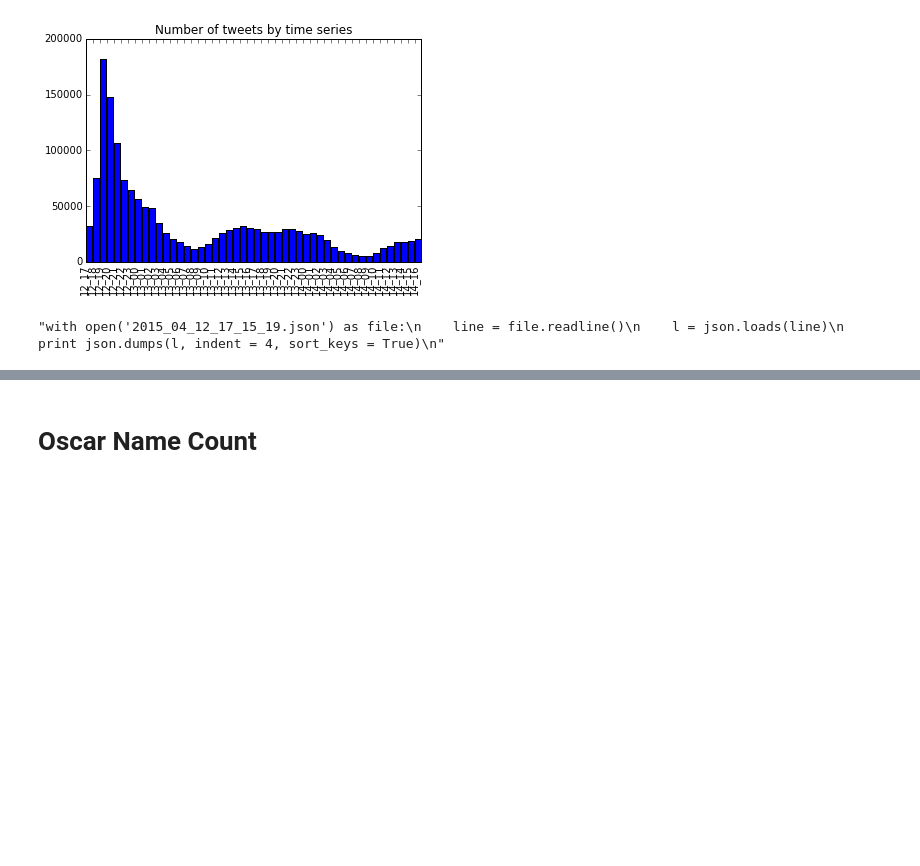
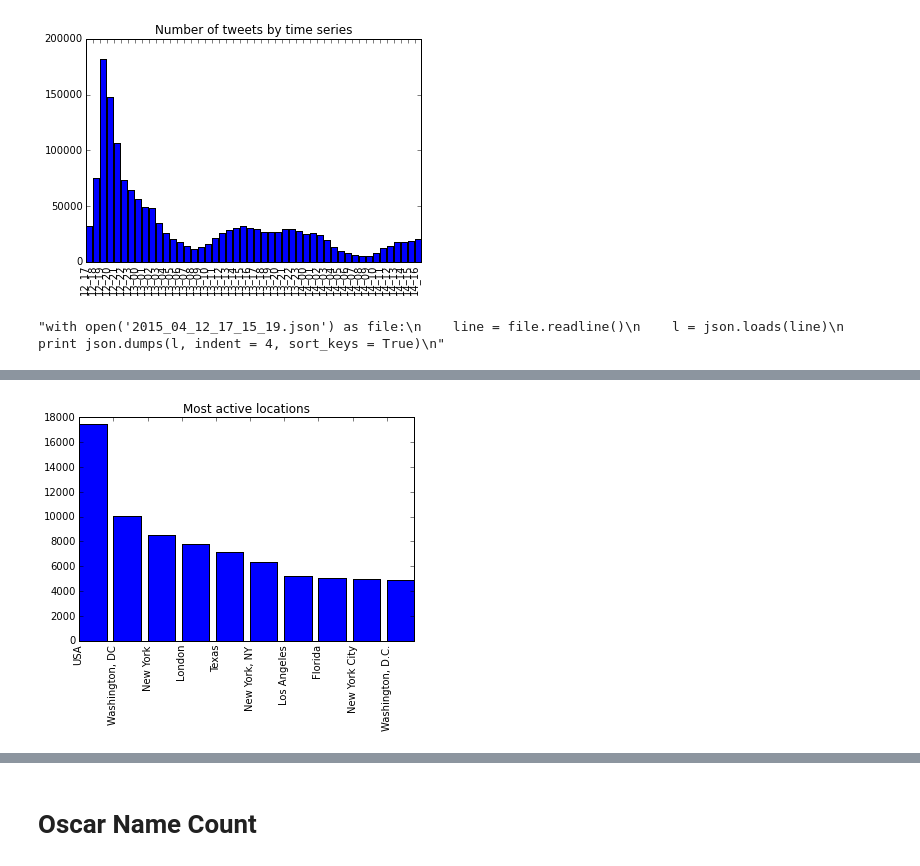
Before and after one commit to NYU-CDS-Capstone-Project/dahlia, a Jupyter notebook: presentaion_1008/intro.ipynb, the cells around one changed output, grey strips where cells are left out. Drawn from its saved outputs; the diff is of its cells as text; code cells hidden in the pictures; blank space fills up the shorter version.

```diff
--- a/presentaion_1008/intro.ipynb
+++ b/presentaion_1008/intro.ipynb
@@ -230,0 +268,4 @@ Total number of tweet is : 1613955
+# %%
+graphing(loca_top)
+# %% [output]
+[figure, added]
```
Also changed, not shown: parts of 9 cells of this notebook, 1 other file.
